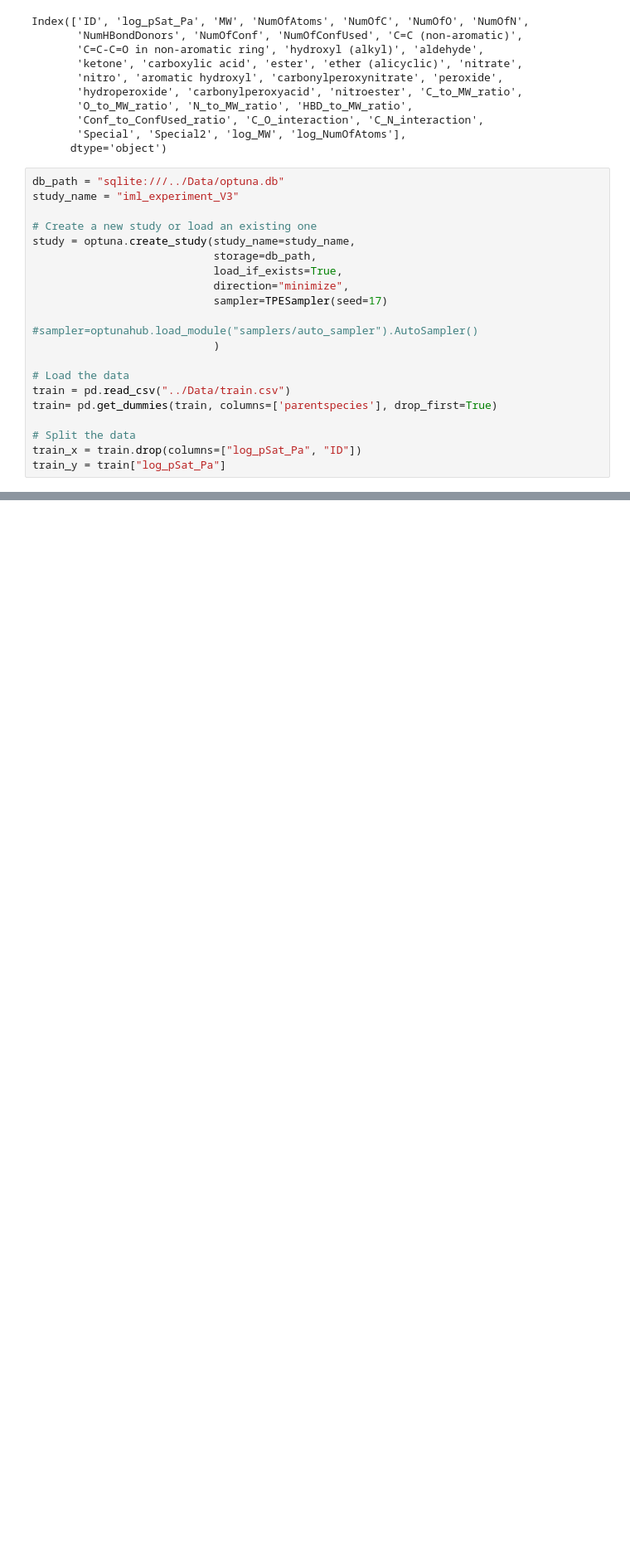
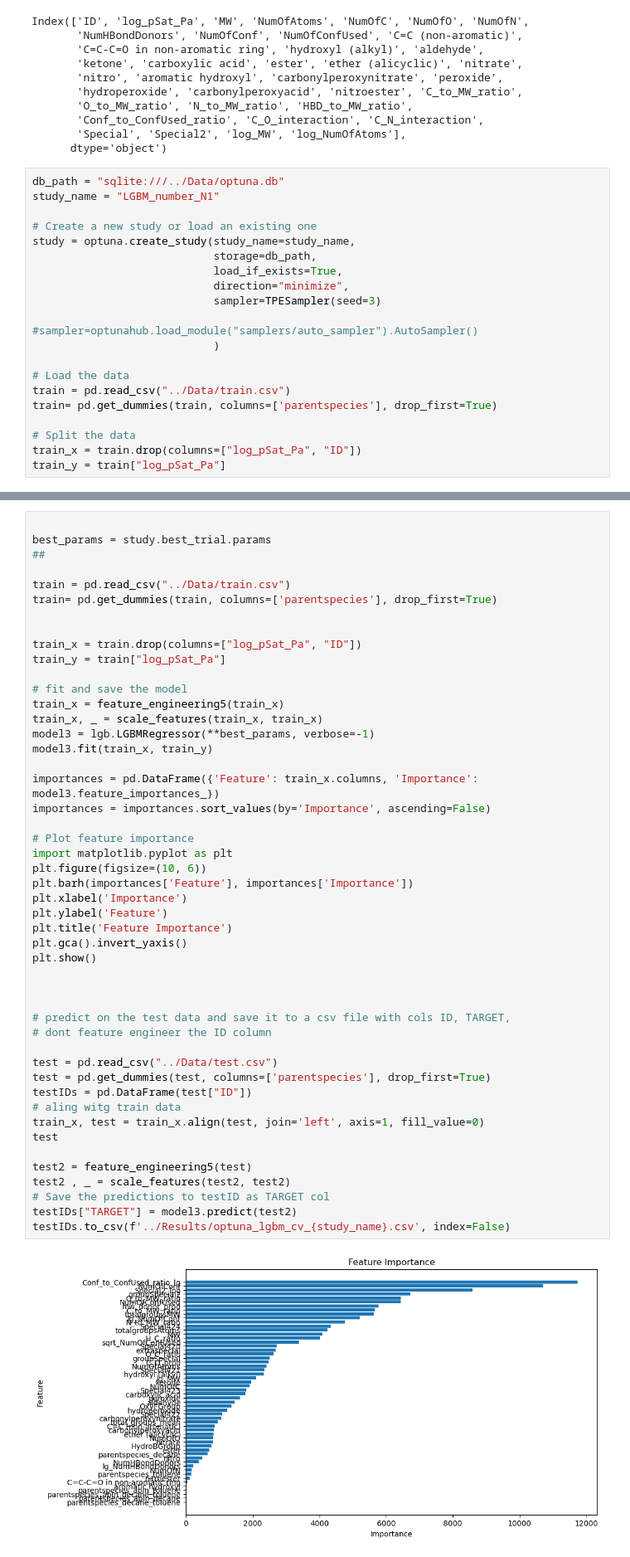
Before and after one commit to JuusoSaavalainen/Predicting-Saturation-Vapour-Pressure-IML24, a Jupyter notebook: notebooks/Optuna.ipynb, the cells around one changed output, grey strips where cells are left out. Shown at 83% size. Cells and saved outputs as stored; diff of their text form; blank space fills up the shorter version.

```diff
--- a/notebooks/Optuna.ipynb
+++ b/notebooks/Optuna.ipynb
@@ -234,14 +307,14 @@ Index(['ID', 'log_pSat_Pa', 'MW', 'NumOfAtoms', 'NumOfC', 'NumOfO', 'NumOfN',
       dtype='object')
 # %%
 db_path = "sqlite:///../Data/optuna.db"
-study_name = "iml_experiment_V3"
+study_name = "LGBM_number_N1"
 
 # Create a new study or load an existing one
 study = optuna.create_study(study_name=study_name,
                             storage=db_path,
                             load_if_exists=True,
                             direction="minimize",
-                            sampler=TPESampler(seed=17)
+                            sampler=TPESampler(seed=3)
                             #sampler=optunahub.load_module("samplers/auto_sampler").AutoSampler()
                             )
 
@@ -437,0 +585,50 @@ Mean R2 (Cross-Validation): 0.7461
+# %%
+
+best_params = study.best_trial.params
+##
+
+train = pd.read_csv("../Data/train.csv")
+train= pd.get_dummies(train, columns=['parentspecies'], drop_first=True)
+
+
+train_x = train.drop(columns=["log_pSat_Pa", "ID"])
+train_y = train["log_pSat_Pa"]
+
+# fit and save the model
+train_x = feature_engineering5(train_x)
+train_x, _ = scale_features(train_x, train_x)
+model3 = lgb.LGBMRegressor(**best_params, verbose=-1)
+model3.fit(train_x, train_y)
+
+importances = pd.DataFrame({'Feature': train_x.columns, 'Importance': model3.feature_importances_})
+importances = importances.sort_values(by='Importance', ascending=False)
+
+# Plot feature importance
+import matplotlib.pyplot as plt
+plt.figure(figsize=(10, 6))
+plt.barh(importances['Feature'], importances['Importance'])
+plt.xlabel('Importance')
+plt.ylabel('Feature')
+plt.title('Feature Importance')
+plt.gca().invert_yaxis()
+plt.show()
+
+
+
+# predict on the test data and save it to a csv file with cols ID, TARGET,
+# dont feature engineer the ID column
+
+test = pd.read_csv("../Data/test.csv")
+test = pd.get_dummies(test, columns=['parentspecies'], drop_first=True)
+testIDs = pd.DataFrame(test["ID"])
+# aling witg train data
+train_x, test = train_x.align(test, join='left', axis=1, fill_value=0)
+test
+
+test2 = feature_engineering5(test)
+test2 , _ = scale_features(test2, test2)
+# Save the predictions to testID as TARGET col
+testIDs["TARGET"] = model3.predict(test2)
+testIDs.to_csv(f'../Results/optuna_lgbm_cv_{study_name}.csv', index=False)
+# %% [output]
+[figure, added]
```
Also changed, not shown: parts of 12 cells of this notebook, 23 other files.
